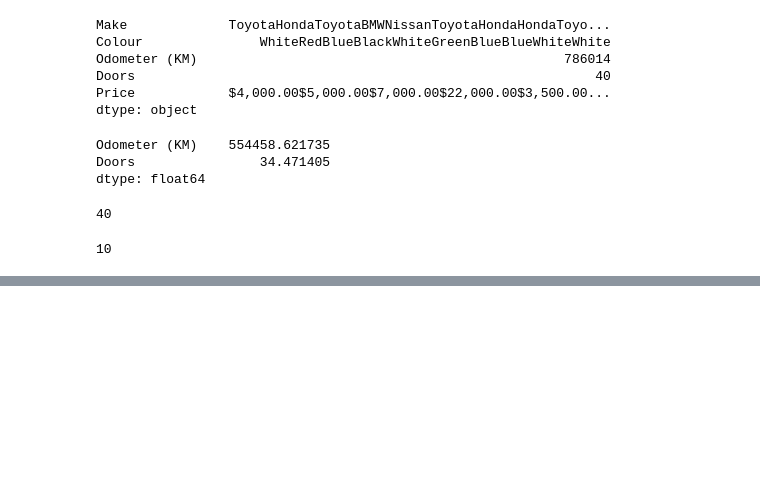
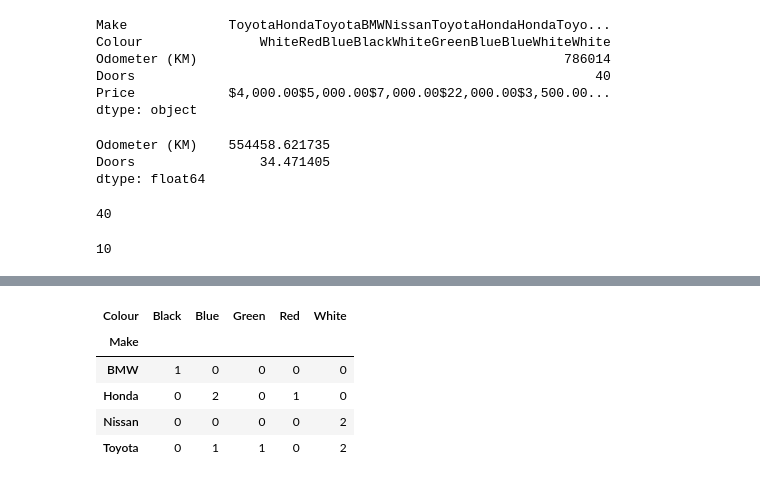
Before and after one commit to markdhareal/data-science-practice, a Jupyter notebook: notebooks/pandas/pandas_practice/pandas_practice.ipynb, the cells around one changed output, grey strips where cells are left out. Saved outputs shown, nothing was run; the diff lists cells and outputs as text; code cells hidden in the pictures; blank space fills up the shorter version.

```diff
--- a/notebooks/pandas/pandas_practice/pandas_practice.ipynb
+++ b/notebooks/pandas/pandas_practice/pandas_practice.ipynb
@@ -145,0 +315,10 @@ len(car_sales)
+# %%
+cross_colour = pd.crosstab(car_sales["Make"], car_sales["Colour"])
+cross_colour
+# %% [output]
+| Colour | Black | Blue | Green | Red | White |
+| Make |  |  |  |  |  |
+| BMW | 1 | 0 | 0 | 0 | 0 |
+| Honda | 0 | 2 | 0 | 1 | 0 |
+| Nissan | 0 | 0 | 0 | 0 | 2 |
+| Toyota | 0 | 1 | 1 | 0 | 2 |
```
Also changed, not shown: parts of 20 cells of this notebook.
